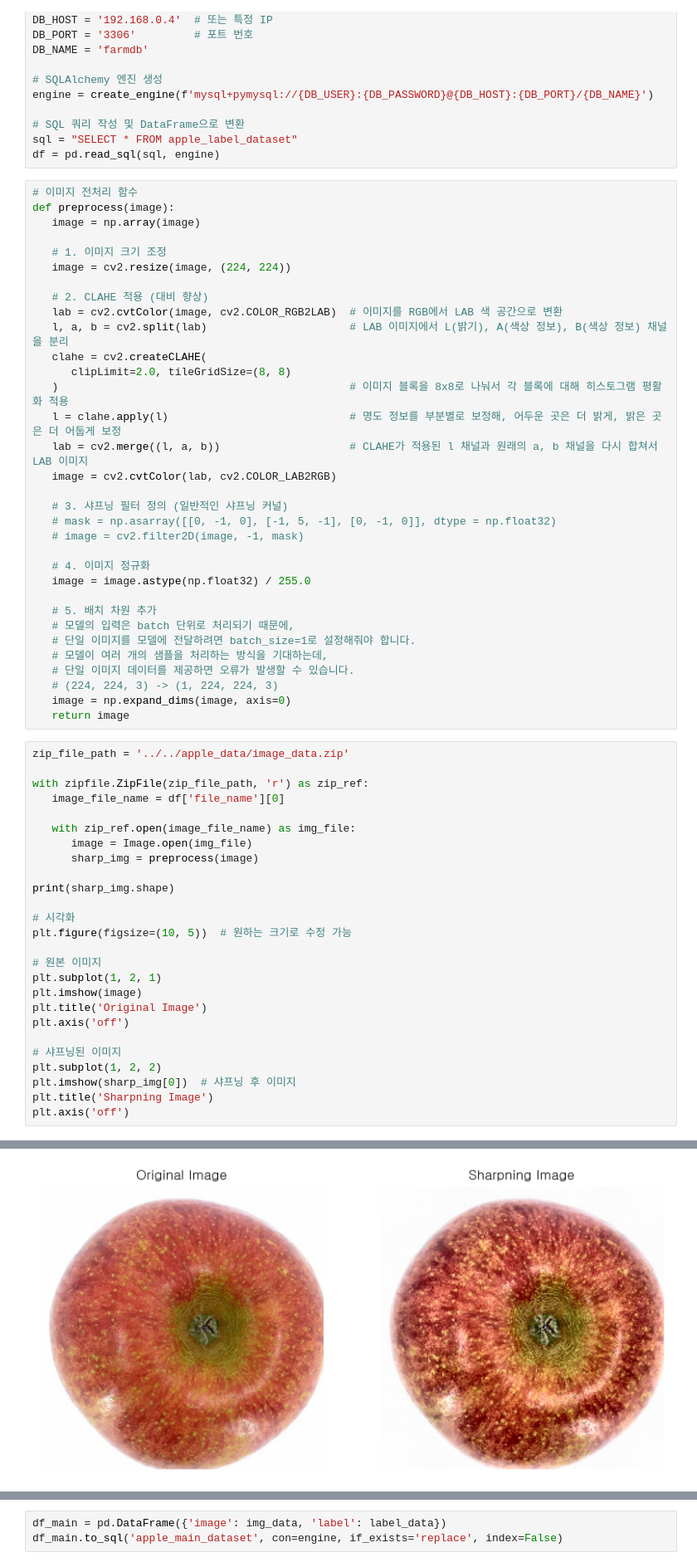
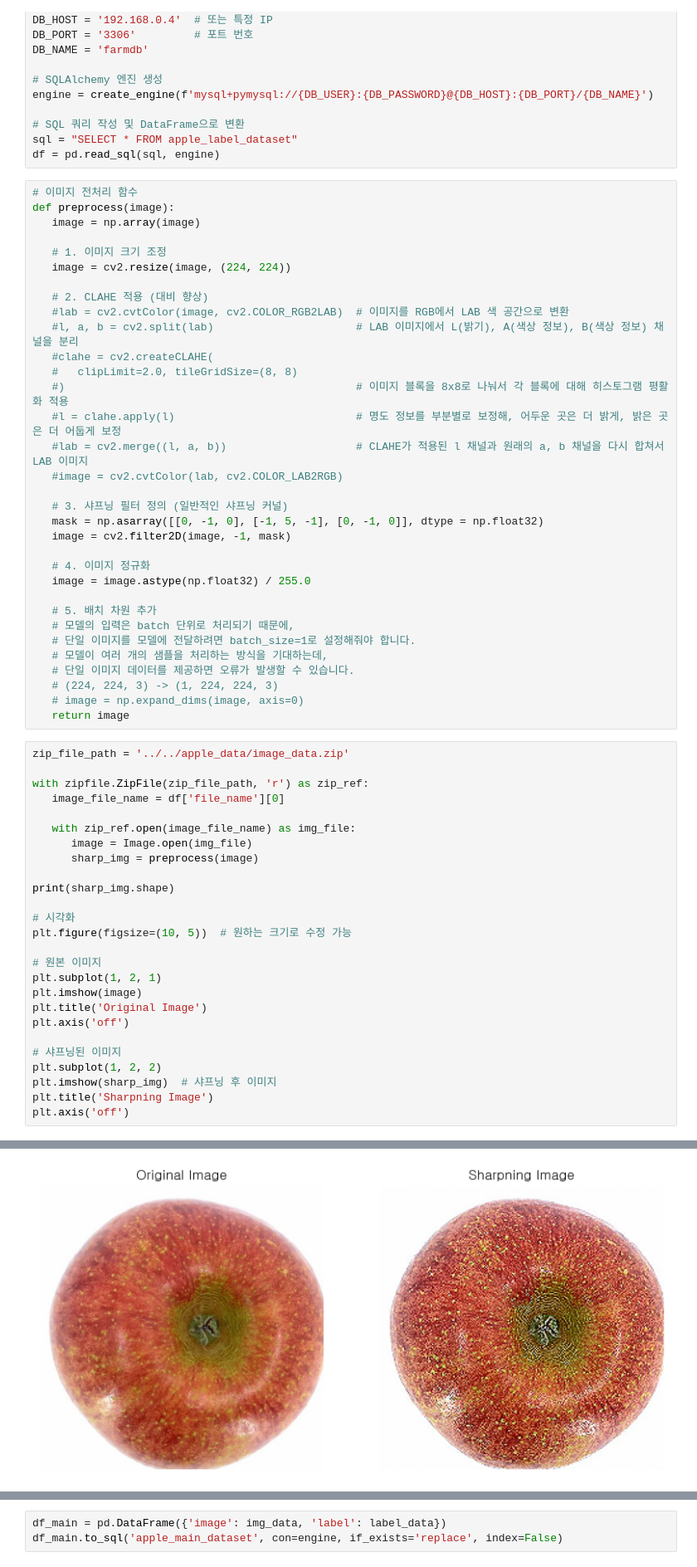
Before and after one commit to FarmorAI/farm-web-python, a Jupyter notebook: analysis/notebooks/02_GetData.ipynb, the cells around one changed output, grey strips where cells are left out. Shown: that part at 83% size. Drawn from its saved outputs; the diff is of its cells as text.

```diff
--- a/analysis/notebooks/02_GetData.ipynb
+++ b/analysis/notebooks/02_GetData.ipynb
@@ -35,18 +35,18 @@ def preprocess(image):
    image = cv2.resize(image, (224, 224))
 
    # 2. CLAHE 적용 (대비 향상)
-   lab = cv2.cvtColor(image, cv2.COLOR_RGB2LAB)  # 이미지를 RGB에서 LAB 색 공간으로 변환
-   l, a, b = cv2.split(lab)                      # LAB 이미지에서 L(밝기), A(색상 정보), B(색상 정보) 채널을 분리
-   clahe = cv2.createCLAHE(
-      clipLimit=2.0, tileGridSize=(8, 8)
-   )                                             # 이미지 블록을 8x8로 나눠서 각 블록에 대해 히스토그램 평활화 적용
-   l = clahe.apply(l)                            # 명도 정보를 부분별로 보정해, 어두운 곳은 더 밝게, 밝은 곳은 더 어둡게 보정
-   lab = cv2.merge((l, a, b))                    # CLAHE가 적용된 l 채널과 원래의 a, b 채널을 다시 합쳐서 LAB 이미지
-   image = cv2.cvtColor(lab, cv2.COLOR_LAB2RGB)
+   #lab = cv2.cvtColor(image, cv2.COLOR_RGB2LAB)  # 이미지를 RGB에서 LAB 색 공간으로 변환
+   #l, a, b = cv2.split(lab)                      # LAB 이미지에서 L(밝기), A(색상 정보), B(색상 정보) 채널을 분리
+   #clahe = cv2.createCLAHE(
+   #   clipLimit=2.0, tileGridSize=(8, 8)
+   #)                                             # 이미지 블록을 8x8로 나눠서 각 블록에 대해 히스토그램 평활화 적용
+   #l = clahe.apply(l)                            # 명도 정보를 부분별로 보정해, 어두운 곳은 더 밝게, 밝은 곳은 더 어둡게 보정
+   #lab = cv2.merge((l, a, b))                    # CLAHE가 적용된 l 채널과 원래의 a, b 채널을 다시 합쳐서 LAB 이미지
+   #image = cv2.cvtColor(lab, cv2.COLOR_LAB2RGB)
 
    # 3. 샤프닝 필터 정의 (일반적인 샤프닝 커널)
-   # mask = np.asarray([[0, -1, 0], [-1, 5, -1], [0, -1, 0]], dtype = np.float32)
-   # image = cv2.filter2D(image, -1, mask)
+   mask = np.asarray([[0, -1, 0], [-1, 5, -1], [0, -1, 0]], dtype = np.float32)
+   image = cv2.filter2D(image, -1, mask)
 
    # 4. 이미지 정규화
    image = image.astype(np.float32) / 255.0
@@ -57,7 +57,7 @@ def preprocess(image):
    # 모델이 여러 개의 샘플을 처리하는 방식을 기대하는데,
    # 단일 이미지 데이터를 제공하면 오류가 발생할 수 있습니다.
    # (224, 224, 3) -> (1, 224, 224, 3)
-   image = np.expand_dims(image, axis=0)
+   # image = np.expand_dims(image, axis=0)
    return image
 # %%
 zip_file_path = '../../apple_data/image_data.zip'
@@ -82,7 +82,7 @@ plt.axis('off')
 
 # 샤프닝된 이미지
 plt.subplot(1, 2, 2)
-plt.imshow(sharp_img[0])  # 샤프닝 후 이미지
+plt.imshow(sharp_img)  # 샤프닝 후 이미지
 plt.title('Sharpning Image')
 plt.axis('off')
 # %% [output]
@@ -90,5 +90,5 @@ plt.axis('off')
 (np.float64(-0.5), np.float64(223.5), np.float64(223.5), np.float64(-0.5))
-[figure, old version]
+[figure, new version]
 # %%
 zip_file_path = '../../apple_data/image_data.zip'
 img_data = []
```
Also changed, not shown: parts of 1 cell of this notebook, 2 other files.
